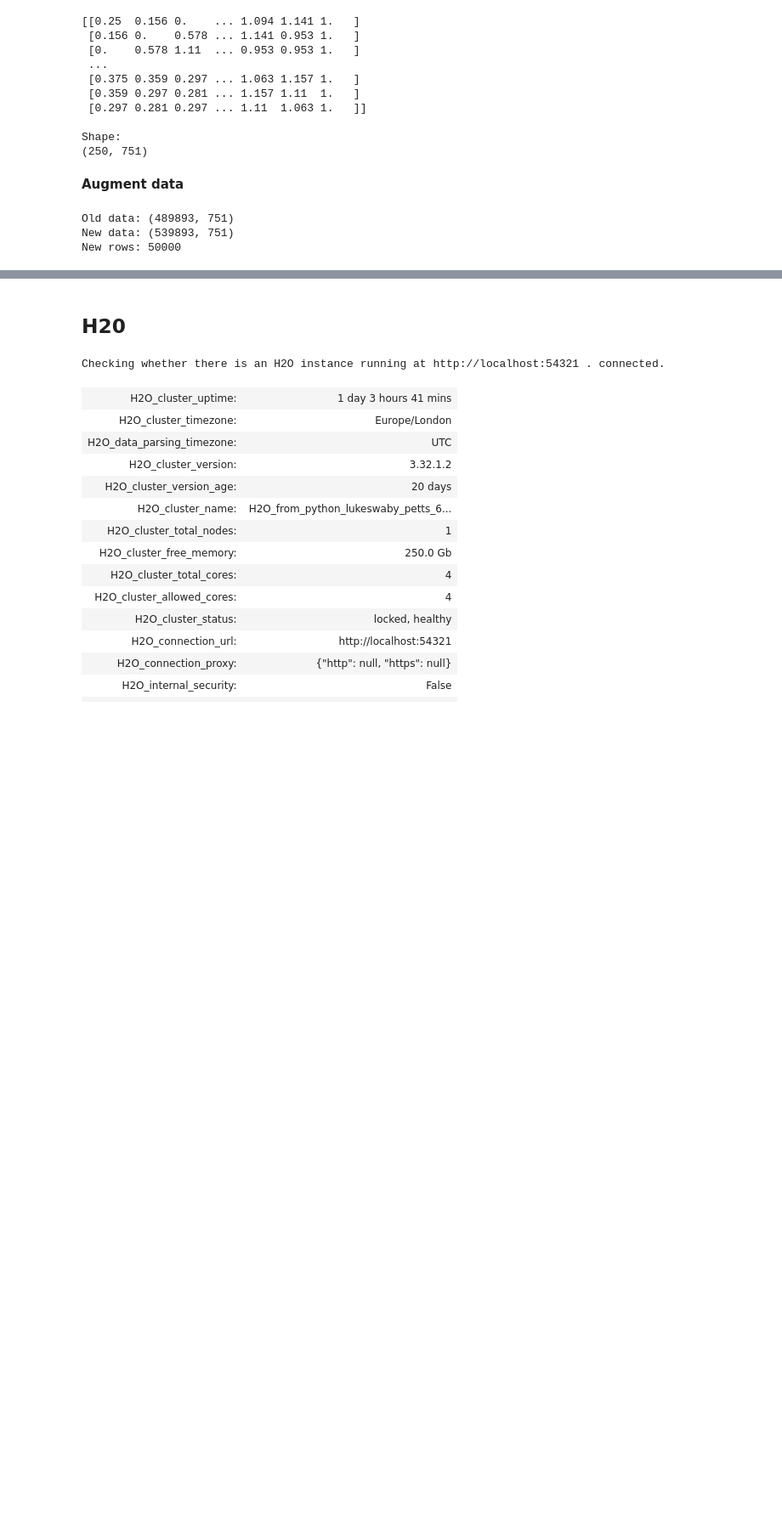
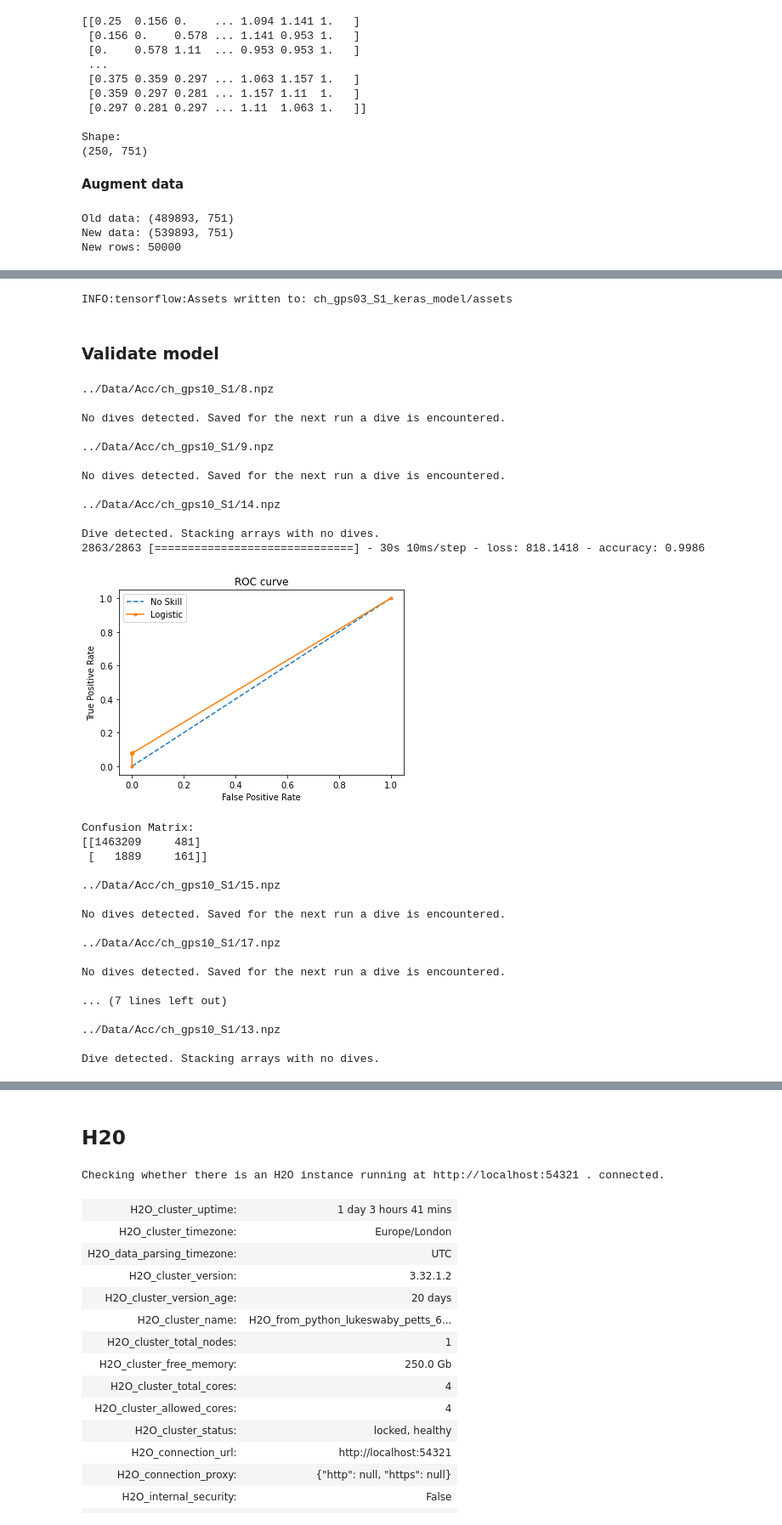
Before and after one commit to robinfreeman/seabirds_dive_predict, a Jupyter notebook: Code/Acc_to_Dives_python.ipynb, the cells around one changed output, grey strips where cells are left out. Shown: that part at 85% size. Drawn from its saved outputs; the diff is of its cells as text; code cells hidden in the pictures; blank space fills up the shorter version.

```diff
--- a/Code/Acc_to_Dives_python.ipynb
+++ b/Code/Acc_to_Dives_python.ipynb
@@ -125,5 +173,3 @@ def build_model(in_shape=(750,), l1_units=200, l2_units=200, dropout=0.2):
                   loss = 'binary_crossentropy',
                   metrics = ['accuracy'])
     return model
-
-model = build_model(in_shape=acc[1,:-1].shape)
@@ -179,0 +217,2 @@ Epoch 13/20
+# %%
+model, history = dask_read_and_incrementally_fit_keras(train_dir = '../Data/Acc_npy/ch_gps03_S1/')
@@ -179,0 +279,6 @@ Epoch 13/20
+# %%
+model.save('ch_gps03_S1_keras_model')
+# %% [output]
+INFO:tensorflow:Assets written to: ch_gps03_S1_keras_model/assets
+# %% [markdown]
+### Validate model
@@ -179,0 +343,45 @@ Epoch 13/20
+# %%
+no_dives = []
+
+for file in test_files:
+    print('\n' + file + '\n')
+
+    # Load file
+    arr = np.load(file)
+    arr = arr[arr.files[0]]
+
+    no_dives = process_files(arr, no_dives)
+
+if no_dives:
+    process_files(no_dives=no_dives)
+# %% [output]
+../Data/Acc/ch_gps10_S1/8.npz
+
+No dives detected. Saved for the next run a dive is encountered.
+
+../Data/Acc/ch_gps10_S1/9.npz
+
+No dives detected. Saved for the next run a dive is encountered.
+
+../Data/Acc/ch_gps10_S1/14.npz
+
+Dive detected. Stacking arrays with no dives.
+2863/2863 [==============================] - 30s 10ms/step - loss: 818.1418 - accuracy: 0.9986
+[figure, added]
+Confusion Matrix:
+[[1463209     481]
+ [   1889     161]]
+
+../Data/Acc/ch_gps10_S1/15.npz
+
+No dives detected. Saved for the next run a dive is encountered.
+
+../Data/Acc/ch_gps10_S1/17.npz
+
+No dives detected. Saved for the next run a dive is encountered.
+
+... (7 lines left out)
+
+../Data/Acc/ch_gps10_S1/13.npz
+
+Dive detected. Stacking arrays with no dives.
```
Also changed, not shown: parts of 21 cells of this notebook, 3 other files.
